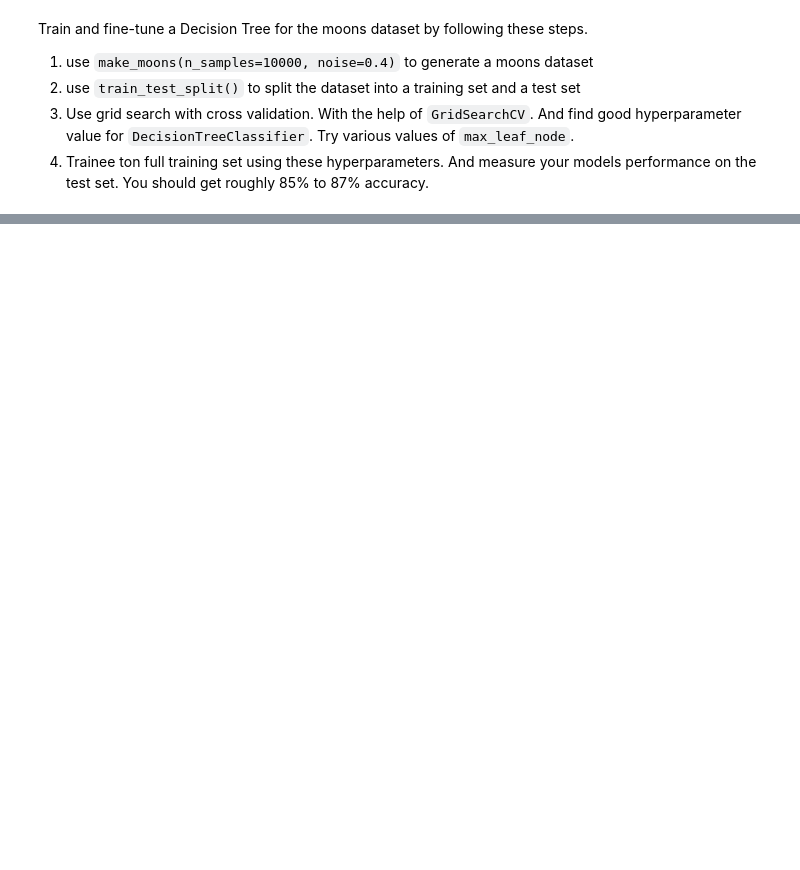
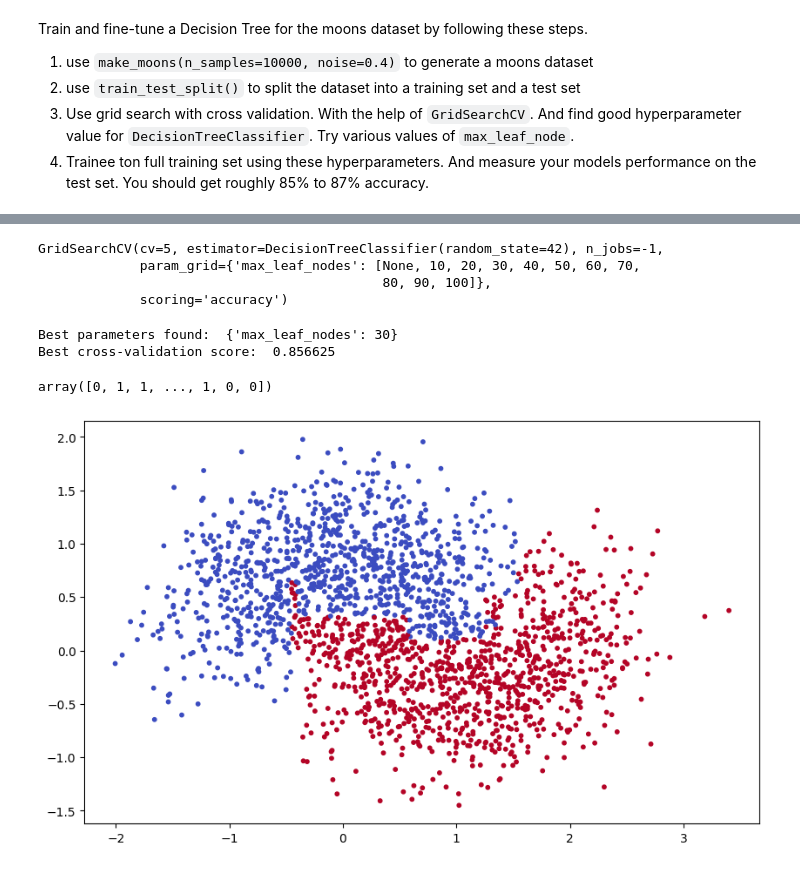
Before and after one commit to mrashutoshnigam/ai-ml-course, a Jupyter notebook: Machine-Learning/Oreilly/Exercise/Chapter6/ques7.ipynb, the cells around one changed output, grey strips where cells are left out. Cells and saved outputs as stored; diff of their text form; code cells hidden in the pictures; blank space fills up the shorter version.

```diff
--- a/Machine-Learning/Oreilly/Exercise/Chapter6/ques7.ipynb
+++ b/Machine-Learning/Oreilly/Exercise/Chapter6/ques7.ipynb
@@ -20,4 +20,5 @@ Requirement already satisfied: six>=1.5 in e:\ai\ai-ml-course\.venv\lib\site-pac
 Note: you may need to restart the kernel to use updated packages.
 WARNING: There was an error checking the latest version of pip.
 # %%
-from sklearn.datasets import load_iris
+from sklearn.datasets import make_moons
+X, y = make_moons(n_samples=10000, noise=0.4)
@@ -23,0 +39,4 @@ from sklearn.datasets import load_iris
+# %%
+from sklearn.model_selection import train_test_split
+
+X_train, X_test, y_train, y_test = train_test_split(X, y, test_size=0.2, random_state=42)
@@ -23,0 +46,36 @@ from sklearn.datasets import load_iris
+# %%
+param_grid= {
+    'max_leaf_nodes': [None, 10, 20, 30, 40, 50, 60, 70, 80, 90, 100],
+}
+
+clf= DecisionTreeClassifier(random_state=42)
+grid_search= GridSearchCV(clf, param_grid, cv=5, scoring='accuracy', n_jobs=-1)
+
+grid_search.fit(X_train, y_train)
+# %% [output]
+GridSearchCV(cv=5, estimator=DecisionTreeClassifier(random_state=42), n_jobs=-1,
+             param_grid={'max_leaf_nodes': [None, 10, 20, 30, 40, 50, 60, 70,
+                                            80, 90, 100]},
+             scoring='accuracy')
+# %%
+print("Best parameters found: ", grid_search.best_params_)
+print("Best cross-validation score: ", grid_search.best_score_)
+# %% [output]
+Best parameters found:  {'max_leaf_nodes': 30}
+Best cross-validation score:  0.856625
+# %%
+best_model = grid_search.best_estimator_
+predictions = best_model.predict(X_test)
+# %%
+predictions
+# %% [output]
+array([0, 1, 1, ..., 1, 0, 0])
+# %%
+#Plot Graph
+from matplotlib import pyplot as plt
+
+plt.figure(figsize=(10, 6))
+plt.scatter(X_test[:, 0], X_test[:, 1], c=predictions, cmap='coolwarm', s=10)
+plt.show()
+# %% [output]
+[figure, added]
```
Also changed, not shown: parts of 4 cells of this notebook.
